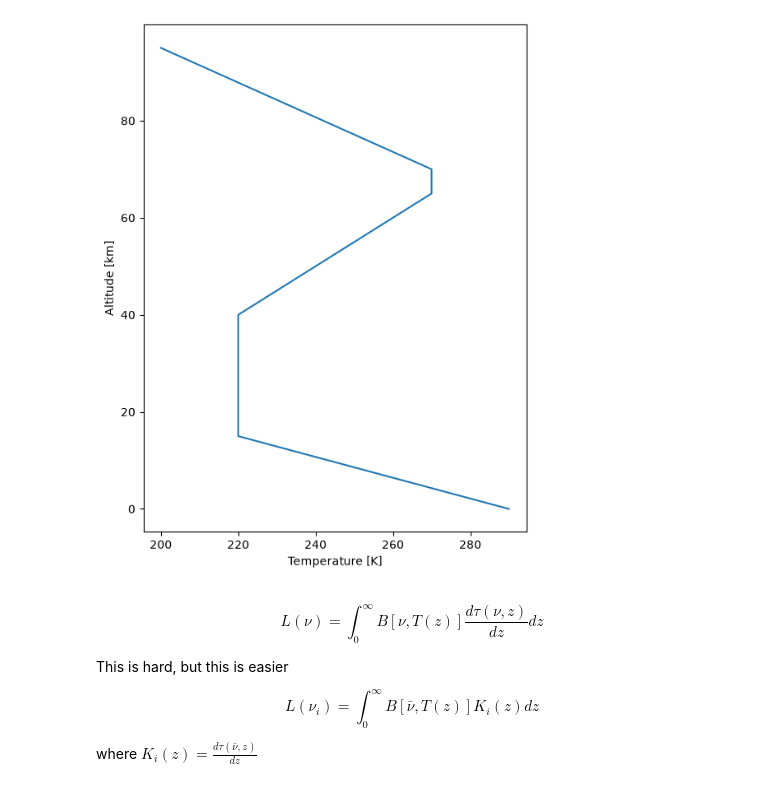
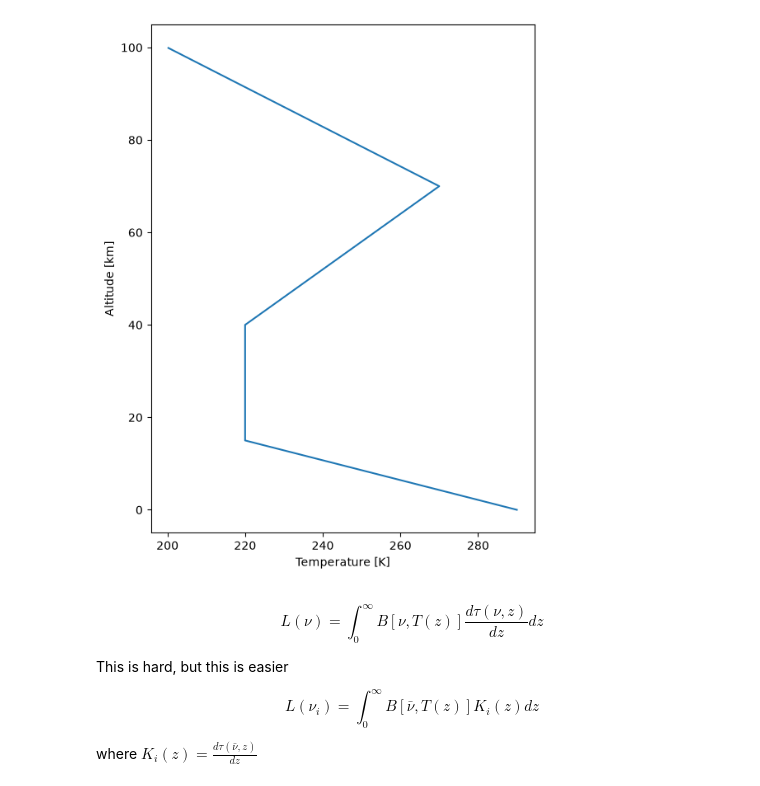
Before and after one commit to mfrans1/PyRodgers, a Jupyter notebook: Introduction/introduction.ipynb, the cells around one changed output. Drawn from its saved outputs; the diff is of its cells as text; code cells hidden in the pictures.

```diff
--- a/Introduction/introduction.ipynb
+++ b/Introduction/introduction.ipynb
@@ -4,25 +7,32 @@ import matplotlib.pyplot as plt
 # %%
-altitude = np.arange(0, 100, 5, dtype=float)
+altitude = np.arange(0, 100, 0.1, dtype=float)
+temperature = np.empty_like(altitude)
 
-temperature = np.empty_like(altitude, dtype=float)
+mask = (altitude >= 0) & (altitude < 15)
+temperature[mask] = (
+    290 - (290 - 220) / 15 * altitude[mask]
+)
 
-temperature[0:4] = 290 - (290 - 220) / 15 * altitude[0:4]
-temperature[4:8] = 220
+mask = (altitude >= 15) & (altitude < 40)
+temperature[mask] = 220
 
-temperature[8:14] = (
-    220 + (270 - 220) / 25 * (altitude[8:14] - 40)
+mask = (altitude >= 40) & (altitude < 70)
+temperature[mask] = (
+    220 + (270 - 220) / 30 * (altitude[mask] - 40)
 )
-temperature[14:20] = (
-    270 - (270 - 200) / 25 * (altitude[14:20] - 70)
+
+mask = altitude >= 70
+temperature[mask] = (
+    270 - (270 - 200) / 30 * (altitude[mask] - 70)
 )
 
 plt.figure(figsize=(6, 8))
 plt.plot(temperature, altitude)
 plt.xlabel("Temperature [K]")
 plt.ylabel("Altitude [km]")
 plt.show()
 # %% [output]
-[figure, old version]
+[figure, new version]
 # %% [markdown]
 $$
 L(\nu) = \int^{\infty}_{0}B[\nu, T(z)]\frac{d\tau(\nu,z)}{dz}dz
```
Also changed, not shown: parts of 8 cells of this notebook, 3 other files.
